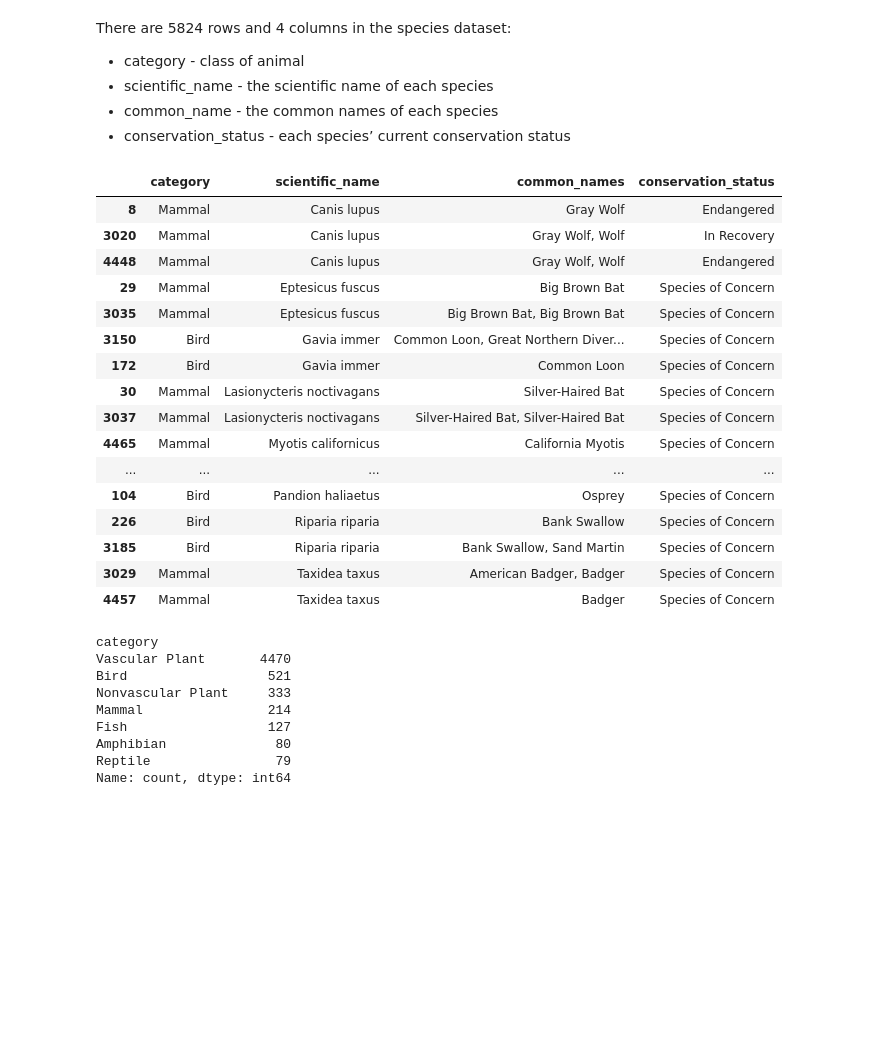
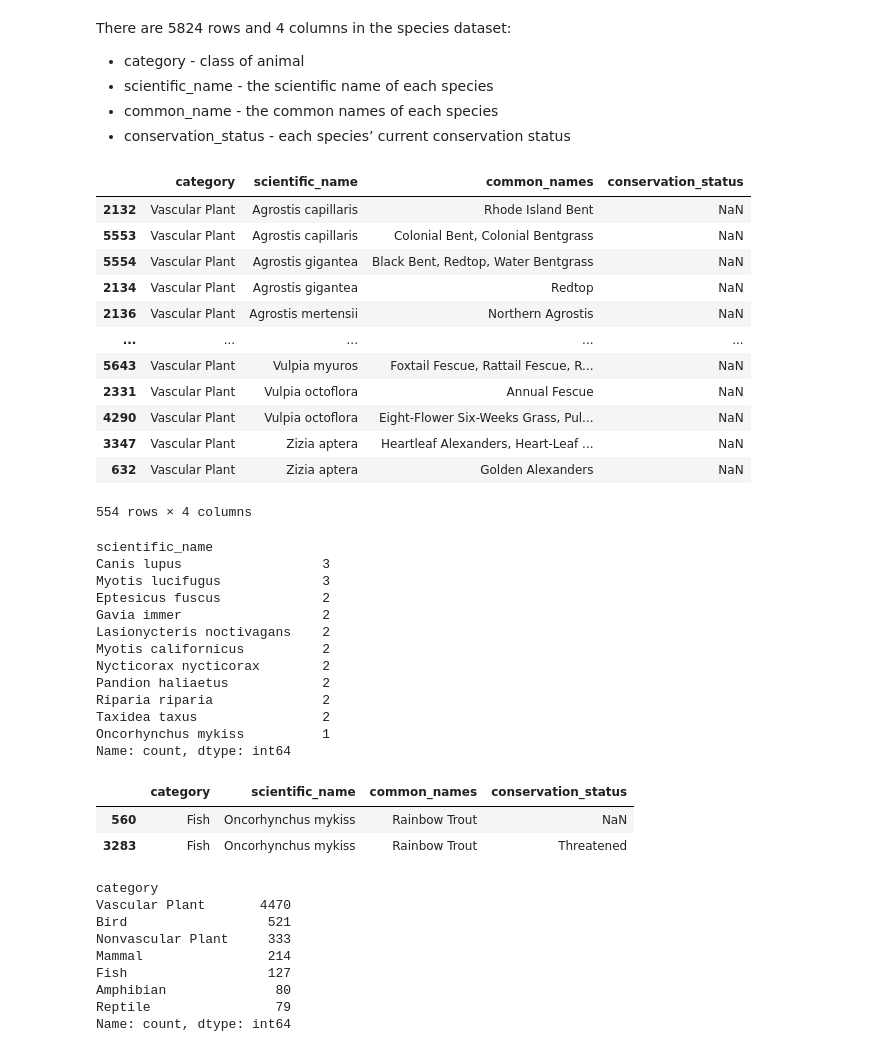
Before and after one commit to 7086600/biodiversity_project, a Jupyter notebook: biodiversity.ipynb, the cells around one changed output. Cells and saved outputs as stored; diff of their text form; code cells hidden in the pictures; blank space fills up the shorter version.

```diff
--- a/biodiversity.ipynb
+++ b/biodiversity.ipynb
@@ -87,30 +87,49 @@ There are 5824 rows and 4 columns in the species dataset:
 * scientific_name - the scientific name of each species
 * common_name - the common names of each species
 * conservation_status - each species’ current conservation status
+# %%
+# checking for duplicates
+species[species[['scientific_name', 'conservation_status']].duplicated(keep=False)].sort_values('scientific_name', ascending=True)
+# %% [output]
+|  | category | scientific_name | common_names | conservation_status |
+| 2132 | Vascular Plant | Agrostis capillaris | Rhode Island Bent | NaN |
+| 5553 | Vascular Plant | Agrostis capillaris | Colonial Bent, Colonial Bentgrass | NaN |
+| 5554 | Vascular Plant | Agrostis gigantea | Black Bent, Redtop, Water Bentgrass | NaN |
+| 2134 | Vascular Plant | Agrostis gigantea | Redtop | NaN |
+| 2136 | Vascular Plant | Agrostis mertensii | Northern Agrostis | NaN |
+| ... | ... | ... | ... | ... |
+| 5643 | Vascular Plant | Vulpia myuros | Foxtail Fescue, Rattail Fescue, R... | NaN |
+| 2331 | Vascular Plant | Vulpia octoflora | Annual Fescue | NaN |
+| 4290 | Vascular Plant | Vulpia octoflora | Eight-Flower Six-Weeks Grass, Pul... | NaN |
+| 3347 | Vascular Plant | Zizia aptera | Heartleaf Alexanders, Heart-Leaf ... | NaN |
+| 632 | Vascular Plant | Zizia aptera | Golden Alexanders | NaN |
+554 rows × 4 columns
 # %%
 # checking for dublicates in the 'scientific_name' column
 speciesDubl = species['scientific_name'].duplicated(keep=False)
 speciesDublDf = species[speciesDubl].sort_values('scientific_name')
 # %%
-speciesDublDf[~speciesDublDf['conservation_status'].isna()]
+speciesDublDf[~speciesDublDf['conservation_status'].isna()]['scientific_name'].value_counts()
 # %% [output]
-|  | category | scientific_name | common_names | conservation_status |
-| 8 | Mammal | Canis lupus | Gray Wolf | Endangered |
-| 3020 | Mammal | Canis lupus | Gray Wolf, Wolf | In Recovery |
-| 4448 | Mammal | Canis lupus | Gray Wolf, Wolf | Endangered |
-| 29 | Mammal | Eptesicus fuscus | Big Brown Bat | Species of Concern |
-| 3035 | Mammal | Eptesicus fuscus | Big Brown Bat, Big Brown Bat | Species of Concern |
-| 3150 | Bird | Gavia immer | Common Loon, Great Northern Diver... | Species of Concern |
-| 172 | Bird | Gavia immer | Common Loon | Species of Concern |
-| 30 | Mammal | Lasionycteris noctivagans | Silver-Haired Bat | Species of Concern |
-| 3037 | Mammal | Lasionycteris noctivagans | Silver-Haired Bat, Silver-Haired Bat | Species of Concern |
-| 4465 | Mammal | Myotis californicus | California Myotis | Species of Concern |
-| ... | ... | ... | ... | ... |
-| 104 | Bird | Pandion haliaetus | Osprey | Species of Concern |
-| 226 | Bird | Riparia riparia | Bank Swallow | Species of Concern |
-| 3185 | Bird | Riparia riparia | Bank Swallow, Sand Martin | Species of Concern |
-| 3029 | Mammal | Taxidea taxus | American Badger, Badger | Species of Concern |
-| 4457 | Mammal | Taxidea taxus | Badger | Species of Concern |
+scientific_name
+Canis lupus                  3
+Myotis lucifugus             3
+Eptesicus fuscus             2
+Gavia immer                  2
+Lasionycteris noctivagans    2
+Myotis californicus          2
+Nycticorax nycticorax        2
+Pandion haliaetus            2
+Riparia riparia              2
+Taxidea taxus                2
+Oncorhynchus mykiss          1
+Name: count, dtype: int64
+# %%
+species[species['scientific_name']=='Oncorhynchus mykiss']
+# %% [output]
+|  | category | scientific_name | common_names | conservation_status |
+| 560 | Fish | Oncorhynchus mykiss | Rainbow Trout | NaN |
+| 3283 | Fish | Oncorhynchus mykiss | Rainbow Trout | Threatened |
 # %%
 # counting the number of values in the 'category' column
 species['category'].value_counts()
```
Also changed, not shown: parts of 3 cells of this notebook.
